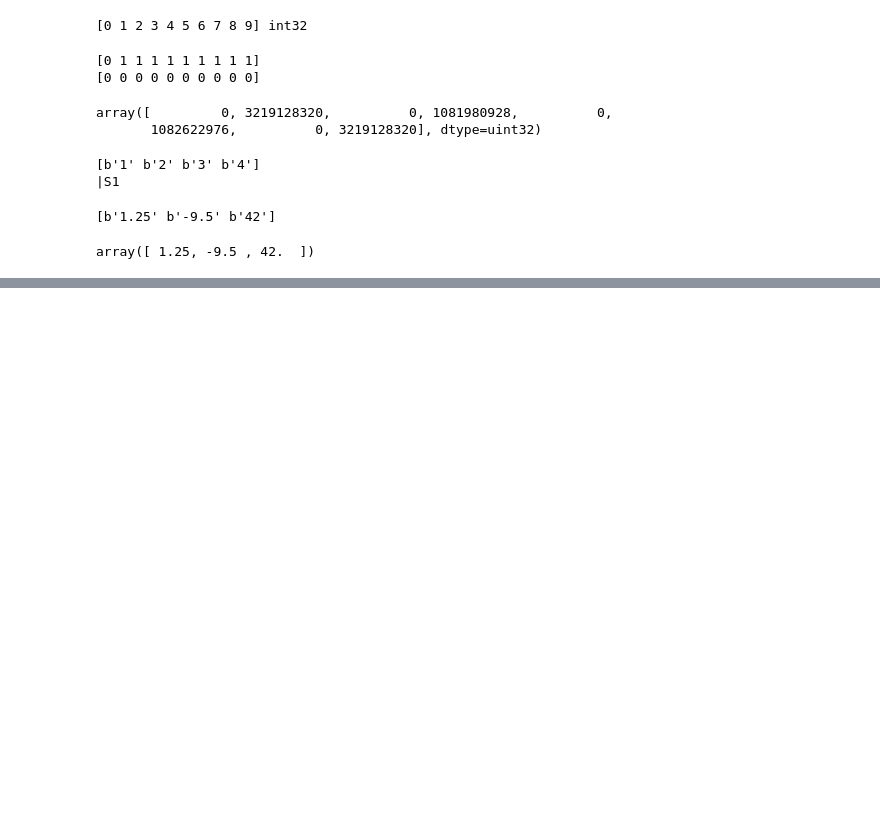
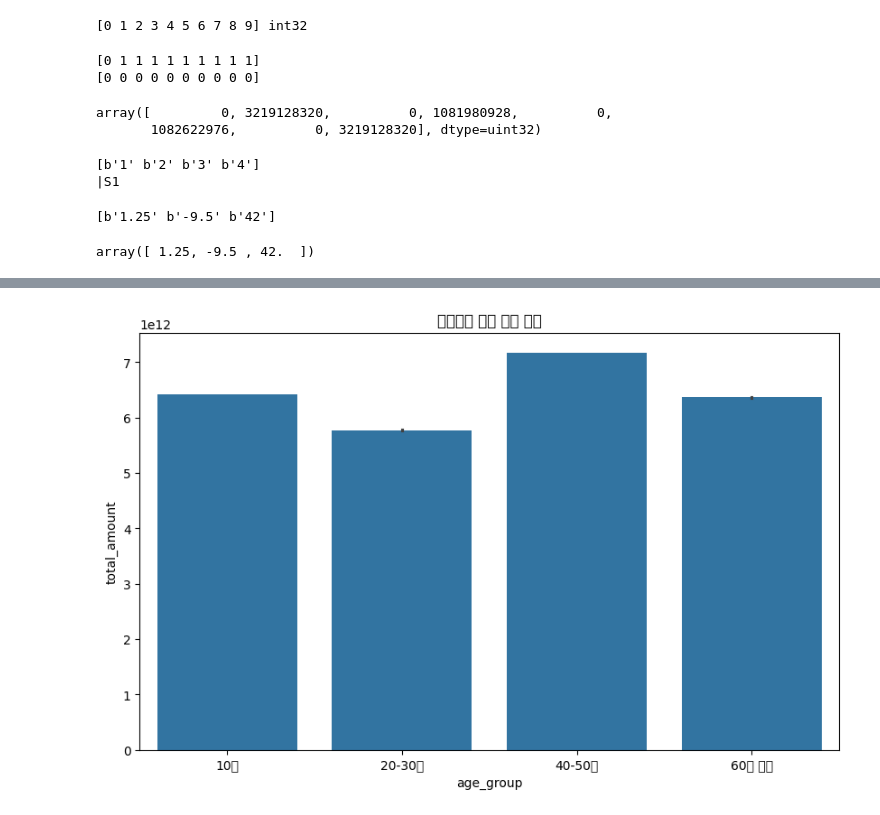
Before and after one commit to windyday0622/windyday, a Jupyter notebook: m3_분석 라이브러리/ numpy.ipynb, the cells around one changed output, grey strips where cells are left out. Cells and saved outputs as stored; diff of their text form; code cells hidden in the pictures; blank space fills up the shorter version.

```diff
--- a/m3_분석 라이브러리/ numpy.ipynb
+++ b/m3_분석 라이브러리/ numpy.ipynb
@@ -664,0 +837,86 @@ array([ 1.25, -9.5 , 42.  ])
+# %%
+import pandas as pd
+import numpy as np
+from datetime import date, timedelta
+import random
+import matplotlib.pyplot as plt
+import seaborn as sns
+
+# 고객 속성 데이터 생성
+customer_data = pd.DataFrame({
+    'id': range(1, 1001),
+    'gender': np.random.randint(0, 2, 1000),
+    'age': np.random.randint(0, 81, 1000),
+    'region': np.random.randint(1, 11, 1000)
+})
+
+# 거래 데이터 생성
+start_date = date(2000, 1, 1)  # 날짜 범위 확장
+end_date = date(2030, 12, 31)
+date_range = [start_date + timedelta(days=x) for x in range((end_date - start_date).days + 1)]
+dates = random.sample(date_range, 10000)
+
+transaction_data = pd.DataFrame({
+    'no': range(1, 10001),
+    'day': [date.weekday() for date in dates],
+    'date': dates,
+    'product_20': np.random.randint(10, 31, 10000),
+    'product_21': np.random.randint(10, 31, 10000),
+    'price_20': np.random.uniform(1000, 50001, 10000),
+    'price_21': np.random.uniform(1000, 50001, 10000),
+    'quantity_20': np.random.randint(1, 101, 10000),
+    'quantity_21': np.random.randint(1, 101, 10000),
+    'time_20': np.random.randint(1, 25, 10000),
+    'time_21': np.random.randint(1, 25, 10000)
+})
+
+# amount_20와 amount_21 계산
+transaction_data['amount_20'] = [price * quantity for price, quantity in zip(transaction_data['price_20'], transaction_data['quantity_20'])]
+transaction_data['amount_21'] = [price * quantity for price, quantity in zip(transaction_data['price_21'], transaction_data['quantity_21'])]
+
+# Q1. 고객 속성 데이터와 거래 데이터 통합
+df = pd.merge(customer_data, transaction_data, how='cross')
+
+# Q2. 데이터 셋 변환 및 인사이트 포함
+df['age_group'] = pd.cut(df['age'], bins=[0, 20, 40, 60, 81], labels=['10대', '20-30대', '40-50대', '60대 이상'])
+df['total_amount'] = df['amount_20'] + df['amount_21']
+df['date'] = pd.to_datetime(df['date'])  # 날짜 데이터를 datetime 타입으로 변환
+df['year'] = df['date'].dt.year
+df['day_name'] = df['day'].apply(lambda x: ['월', '화', '수', '목', '금', '토', '일'][x])
+
+def price_category(price):
+    if price < 10000:
+        return '저가'
+    elif price < 30000:
+        return '중가'
+    else:
+        return '고가'
+
+df['price_category_20'] = df['price_20'].apply(price_category)
+df['price_category_21'] = df['price_21'].apply(price_category)
+
+# Q3. 탐색적 데이터 분석 및 인사이트 도출
+print('연령대별 구매 금액 합계:')
+print(df.groupby('age_group')['total_amount'].sum())
+print('\n성별별 구매 금액 합계:')
+print(df.groupby('gender')['total_amount'].sum())
+print('\n지역별 구매 금액 합계:')
+print(df.groupby('region')['total_amount'].sum())
+print('\n연도별 구매 금액 합계:')
+print(df.groupby('year')['total_amount'].sum())
+print('\n요일별 구매 금액 합계:')
+print(df.groupby('day_name')['total_amount'].sum())
+
+corr = df[['age', 'total_amount']].corr()
+print('\n연령과 구매 금액 상관관계:\n', corr)
+
+plt.figure(figsize=(10, 6))
+sns.barplot(x='age_group', y='total_amount', data=df, estimator=sum)
+plt.title('연령대별 구매 금액 합계')
+plt.show()
+
+plt.figure(figsize=(10, 6))
+sns.barplot(x='price_category_20', y='total_amount', data=df, estimator=sum)
+plt.title('2020년 제품 가격대별 구매 금액 합계')
+plt.show()
+# %% [output]
@@ -664,0 +940 @@ array([ 1.25, -9.5 , 42.  ])
+[figure, added]
```
Also changed, not shown: parts of 16 cells of this notebook.
